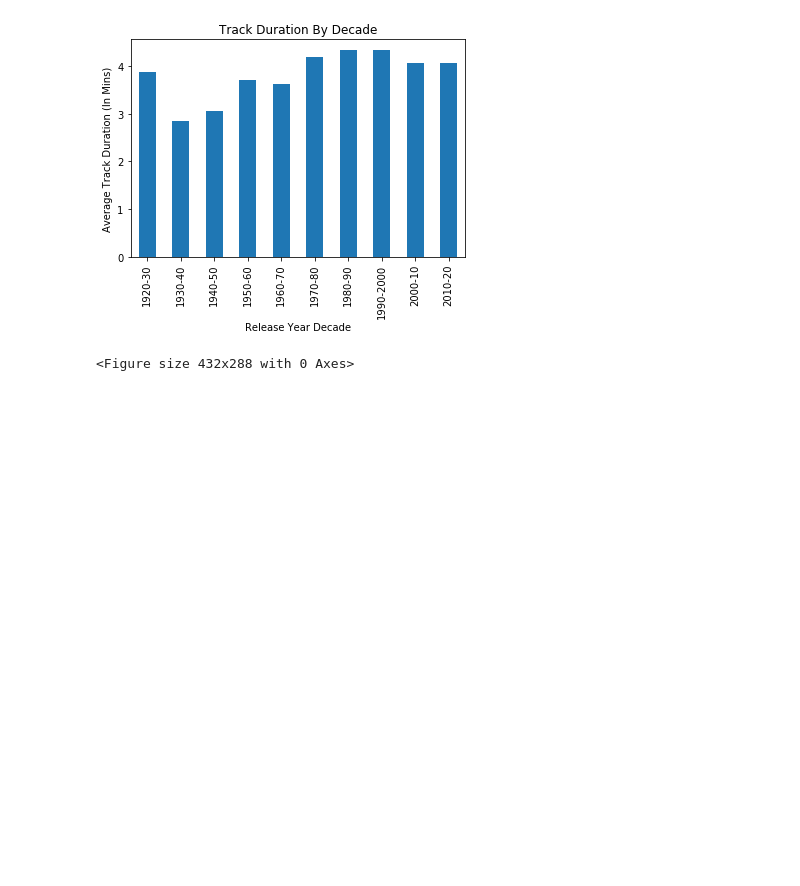
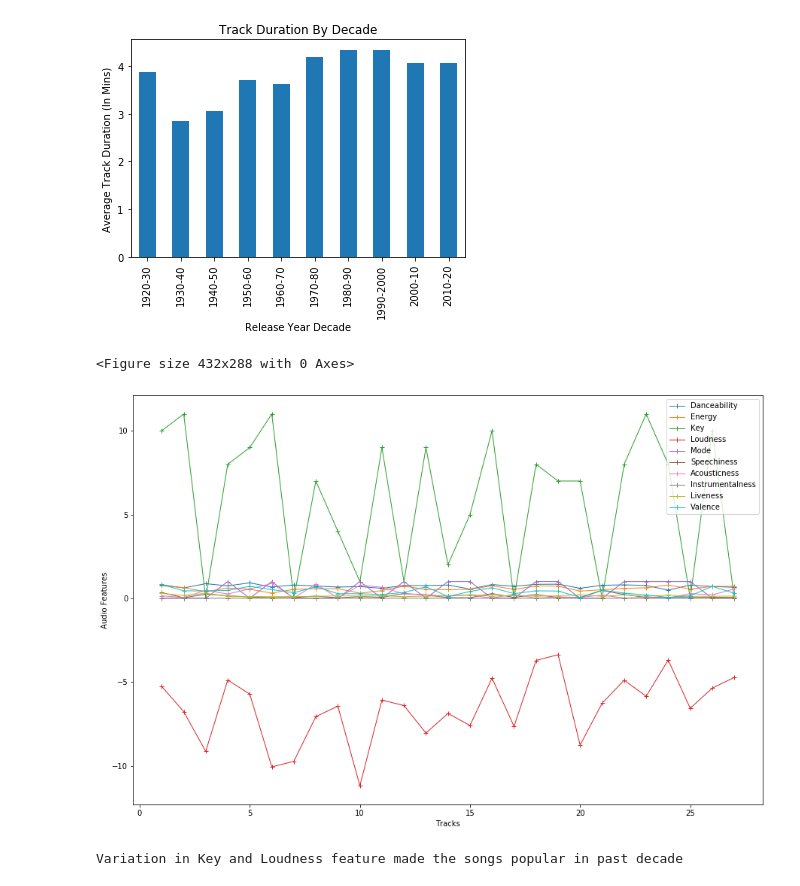
Before and after one commit to LievoisT/DataProject-Spotify, a Jupyter notebook: TrackDataAnalysis.ipynb, the cells around one changed output. Drawn from its saved outputs; the diff is of its cells as text; code cells hidden in the pictures; blank space fills up the shorter version.

```diff
--- a/TrackDataAnalysis.ipynb
+++ b/TrackDataAnalysis.ipynb
@@ -116,3 +120,44 @@ plt.tight_layout()
 # %% [output]
 [figure]
 <Figure size 432x288 with 0 Axes>
+# %%
+LastDecade_df = track_df.loc[(track_df["Release Year Decade"] == "2010-20") & (track_df["Popularity"] >  80 )]
+LastDecade_df.reset_index(drop=True, inplace = True)
+# %%
+# Past decade plot a graph for certain features of tracks to see which feature makes the songs more popular
+x_axis = np.arange(1,28,1)
+points_D = LastDecade_df["Danceability"]
+points_E = LastDecade_df["Energy"]
+points_k = LastDecade_df["Key"]
+points_L = LastDecade_df["Loudness"]
+points_M = LastDecade_df["Mode"]
+points_S = LastDecade_df["Speechiness"]
+points_A = LastDecade_df["Acousticness"]
+points_I = LastDecade_df["Instrumentalness"]
+points_Live = LastDecade_df["Liveness"]
+points_V = LastDecade_df["Valence"]
+points_T = LastDecade_df["Tempo"]
+# %%
+plt.figure(figsize=(15,10))
+plt.plot(x_axis, points_D, marker="+", linewidth=1, label="Danceability")
+plt.plot(x_axis, points_E, marker="+", linewidth=1, label="Energy")
+plt.plot(x_axis, points_k, marker="+", linewidth=1, label="Key")
+plt.plot(x_axis, points_L, marker="+", linewidth=1, label="Loudness")
+plt.plot(x_axis, points_M, marker="+", linewidth=1, label="Mode")
+plt.plot(x_axis, points_S, marker="+", linewidth=1, label="Speechiness")
+plt.plot(x_axis, points_A, marker="+", linewidth=1, label="Acousticness")
+plt.plot(x_axis, points_I, marker="+", linewidth=1, label="Instrumentalness")
+plt.plot(x_axis, points_Live, marker="+", linewidth=1, label="Liveness")
+plt.plot(x_axis, points_V, marker="+", linewidth=1, label="Valence")
+#plt.plot(x_axis, points_T, marker="+", linewidth=1, label="Tempo")
+
+
+plt.legend(["Danceability", "Energy", "Key" , "Loudness", "Mode", "Speechiness", "Acousticness", "Instrumentalness", "Liveness", "Valence"], loc="best")
+plt.xlabel("Tracks")
+plt.ylabel("Audio Features")
+plt.show()
+
+print("Variation in Key and Loudness feature made the songs popular in past decade")
+# %% [output]
+[figure, added]
+Variation in Key and Loudness feature made the songs popular in past decade
```
Also changed, not shown: parts of 5 cells of this notebook.
